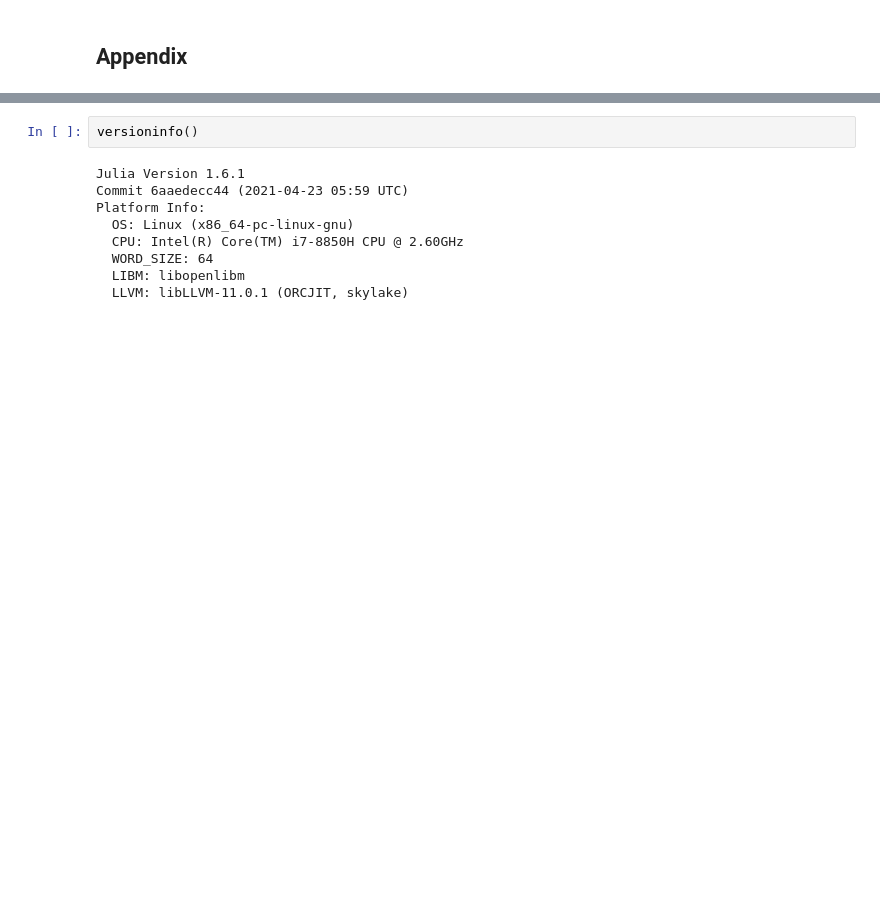
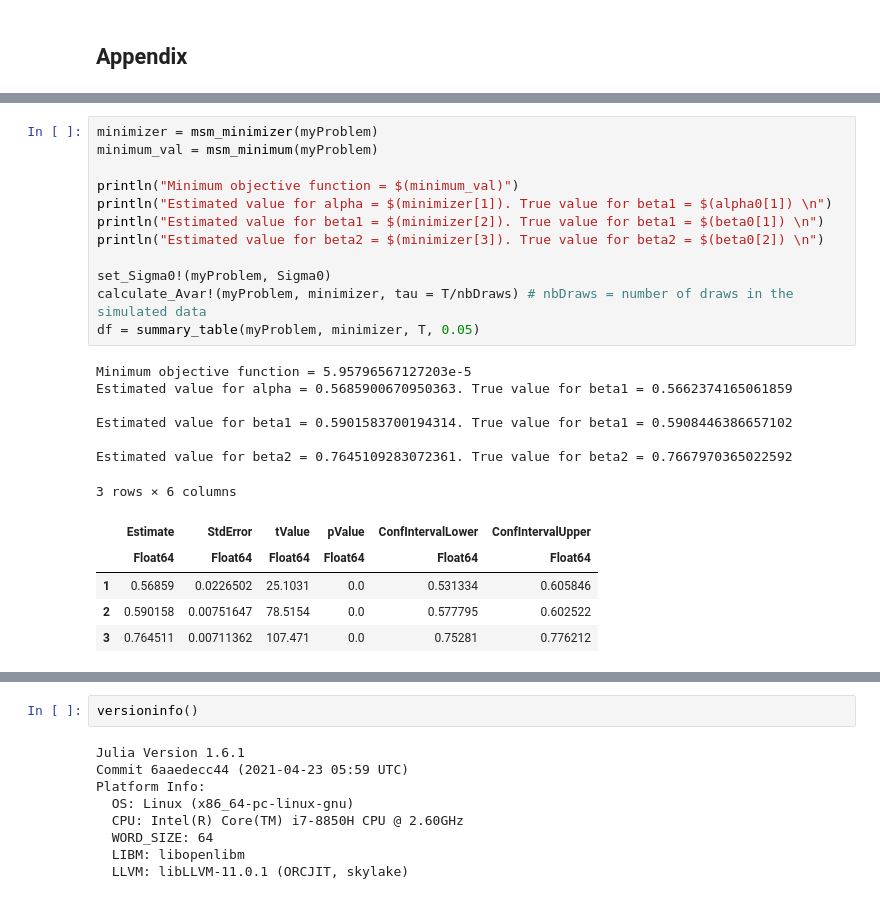
Before and after one commit to JulienPascal/MSM.jl, a Jupyter notebook: notebooks/LinearModel.ipynb, the cells around one changed output, grey strips where cells are left out. Drawn from its saved outputs; the diff is of its cells as text; blank space fills up the shorter version.

```diff
--- a/notebooks/LinearModel.ipynb
+++ b/notebooks/LinearModel.ipynb
@@ -356,0 +432,25 @@ display(plot_combined)
+# %%
+minimizer = msm_minimizer(myProblem)
+minimum_val = msm_minimum(myProblem)
+
+println("Minimum objective function = $(minimum_val)")
+println("Estimated value for alpha = $(minimizer[1]). True value for beta1 = $(alpha0[1]) \n")
+println("Estimated value for beta1 = $(minimizer[2]). True value for beta1 = $(beta0[1]) \n")
+println("Estimated value for beta2 = $(minimizer[3]). True value for beta2 = $(beta0[2]) \n")
+
+set_Sigma0!(myProblem, Sigma0)
+calculate_Avar!(myProblem, minimizer, tau = T/nbDraws) # nbDraws = number of draws in the simulated data
+df = summary_table(myProblem, minimizer, T, 0.05)
+# %% [output]
+Minimum objective function = 5.95796567127203e-5
+Estimated value for alpha = 0.5685900670950363. True value for beta1 = 0.5662374165061859
+
+Estimated value for beta1 = 0.5901583700194314. True value for beta1 = 0.5908446386657102
+
+Estimated value for beta2 = 0.7645109283072361. True value for beta2 = 0.7667970365022592
+3 rows × 6 columns
+|  | Estimate | StdError | tValue | pValue | ConfIntervalLower | ConfIntervalUpper |
+|  | Float64 | Float64 | Float64 | Float64 | Float64 | Float64 |
+| 1 | 0.56859 | 0.0226502 | 25.1031 | 0.0 | 0.531334 | 0.605846 |
+| 2 | 0.590158 | 0.00751647 | 78.5154 | 0.0 | 0.577795 | 0.602522 |
+| 3 | 0.764511 | 0.00711362 | 107.471 | 0.0 | 0.75281 | 0.776212 |
```
Also changed, not shown: parts of 20 cells of this notebook, 13 other files.
